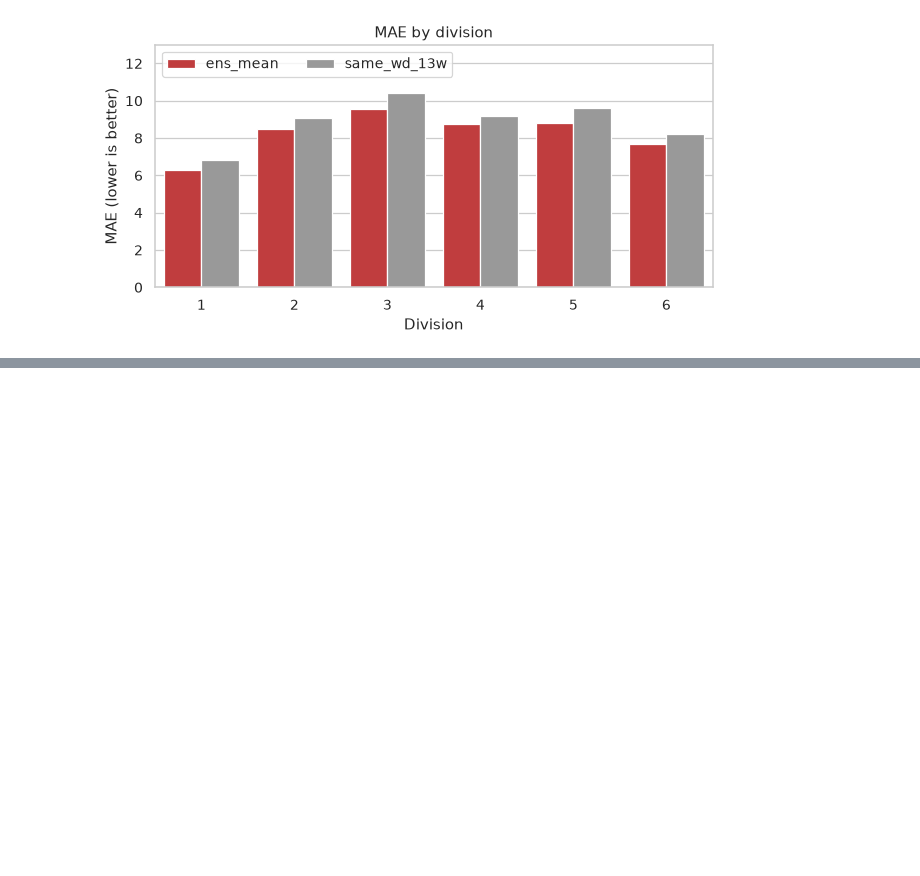
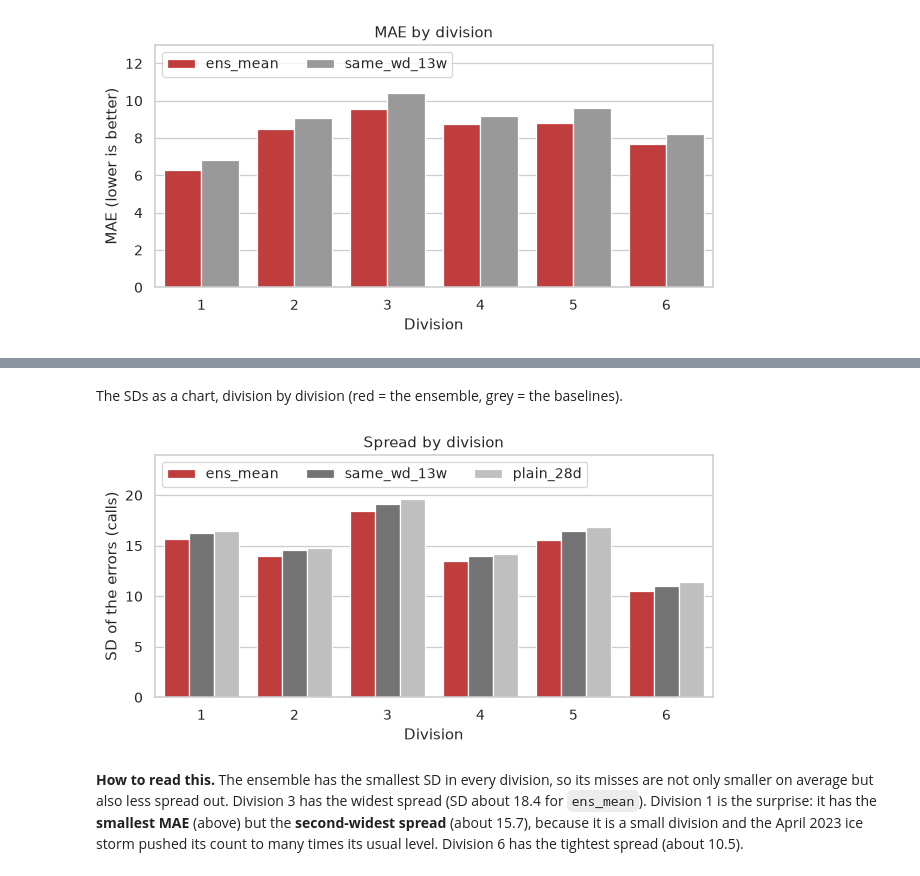
Before and after one commit to abouganemi/ycit440-sim-forecast, a Jupyter notebook: notebooks/03_models_and_ensemble.ipynb, the cells around one changed output, grey strips where cells are left out. Saved outputs shown, nothing was run; the diff lists cells and outputs as text; code cells hidden in the pictures; blank space fills up the shorter version.

Commit message:
docs(notebooks): show error spread by division
Add error variance and SD by division to the models and ensemble and test results notebooks.

```diff
--- a/notebooks/03_models_and_ensemble.ipynb
+++ b/notebooks/03_models_and_ensemble.ipynb
@@ -402,0 +459,26 @@ if RERUN:
+# %% [markdown]
+The SDs as a chart, division by division (red = the ensemble, grey = the baselines).
+# %%
+by_div_sd = spread.filter(pl.col("DIVISION") != "All")
+fig, ax = plt.subplots(figsize=(8, 3.5))
+sns.barplot(
+    by_div_sd.to_pandas(),
+    x="DIVISION",
+    y="error_sd",
+    hue="model",
+    ax=ax,
+    hue_order=SPREAD_MODELS,
+    palette=["#d62728", "0.45", "0.75"],
+)
+ax.set(xlabel="Division", ylabel="SD of the errors (calls)", title="Spread by division")
+ax.legend(title=None, ncols=3, loc="upper left")
+ax.set_ylim(0, 24);
+# %% [output]
+[figure, added]
+# %% [markdown]
+**How to read this.** The ensemble has the smallest SD in every division, so its misses
+are not only smaller on average but also less spread out. Division 3 has the widest spread
+(SD about 18.4 for `ens_mean`). Division 1 is the surprise: it has the **smallest MAE**
+(above) but the **second-widest spread** (about 15.7), because it is a small division and
+the April 2023 ice storm pushed its count to many times its usual level. Division 6 has
+the tightest spread (about 10.5).
```
Also changed, not shown: parts of 9 cells of this notebook, 1 other file.
